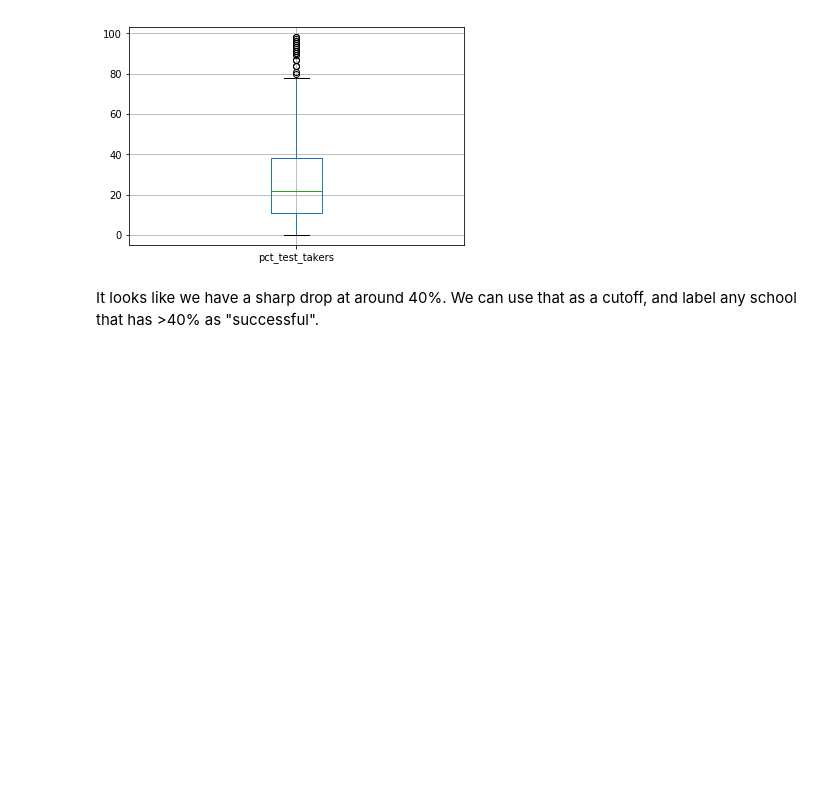
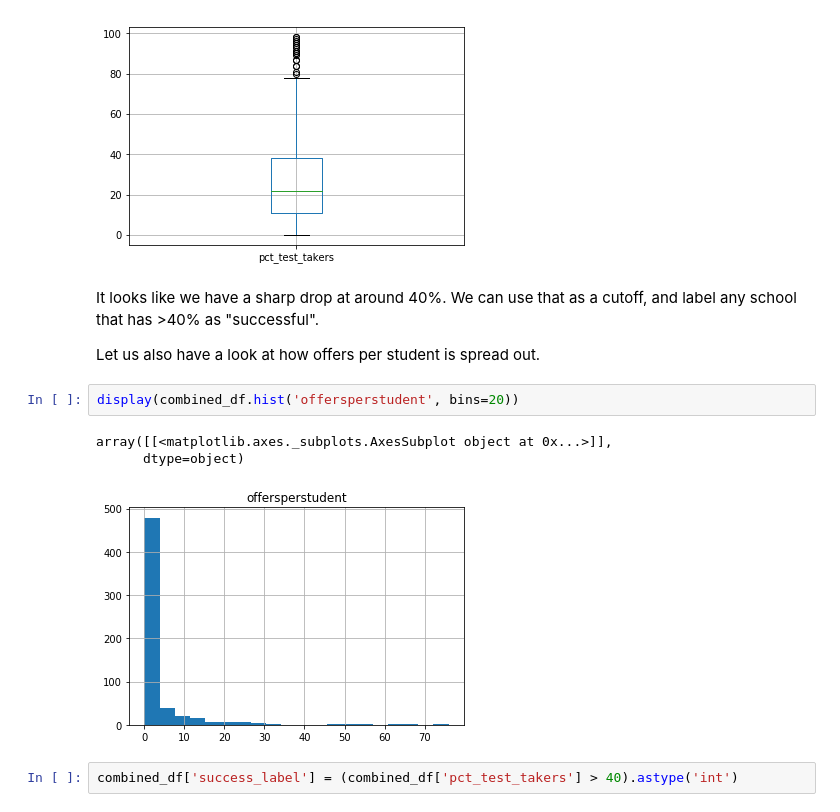
Before and after one commit to mwinton/W207-final-project, a Jupyter notebook: PASSNYC_deepak_nagaraj.ipynb, the cells around one changed output. Drawn from its saved outputs; the diff is of its cells as text; blank space fills up the shorter version.

```diff
--- a/PASSNYC_deepak_nagaraj.ipynb
+++ b/PASSNYC_deepak_nagaraj.ipynb
@@ -294,3 +282,13 @@ display(combined_df.boxplot('pct_test_takers'))
 [figure]
 # %% [markdown]
 It looks like we have a sharp drop at around 40%.  We can use that as a cutoff, and label any school that has >40% as "successful".
+
+Let us also have a look at how offers per student is spread out.
+# %%
+display(combined_df.hist('offersperstudent', bins=20))
+# %% [output]
+array([[<matplotlib.axes._subplots.AxesSubplot object at 0x...>]],
+      dtype=object)
+[figure, added]
+# %%
+combined_df['success_label'] = (combined_df['pct_test_takers'] > 40).astype('int')
```
Also changed, not shown: parts of 5 cells of this notebook, 1 other file.
